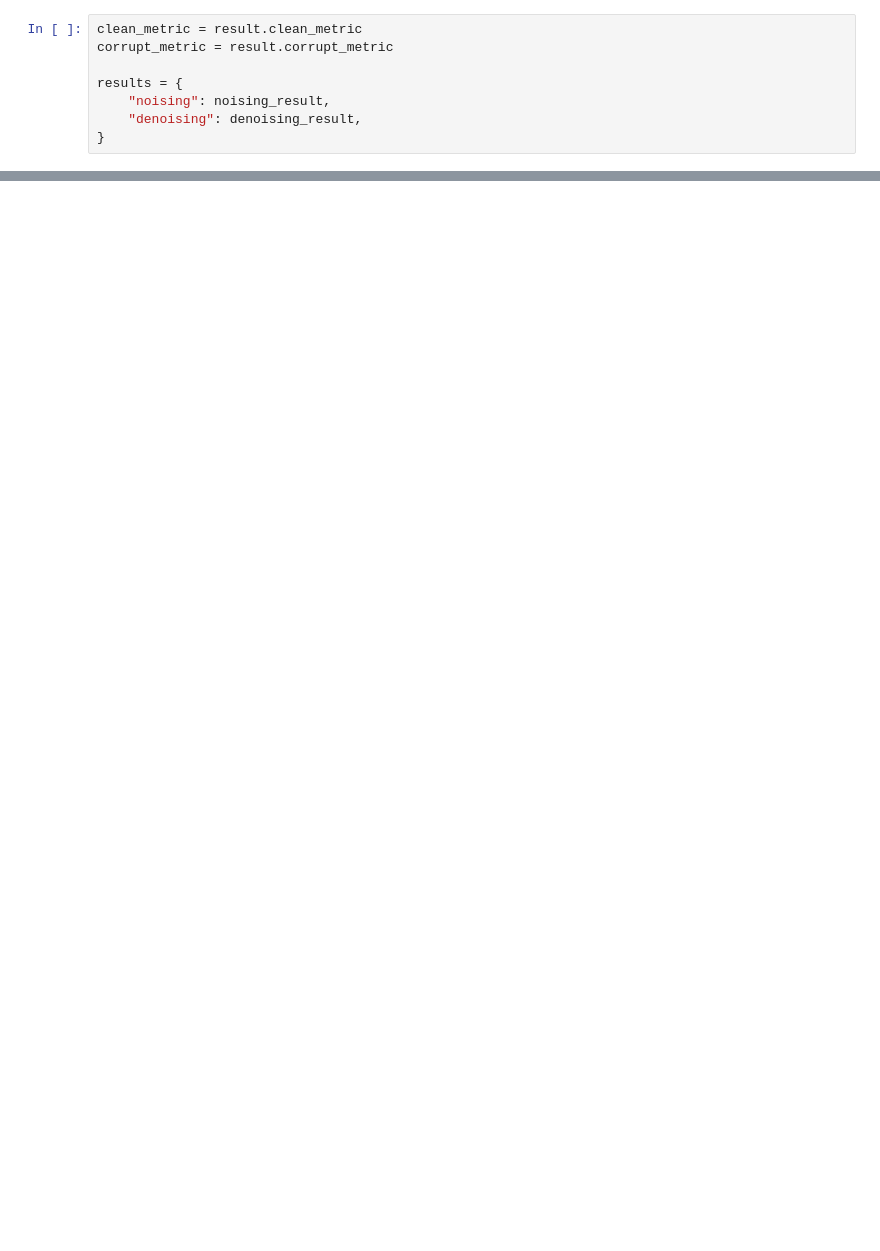
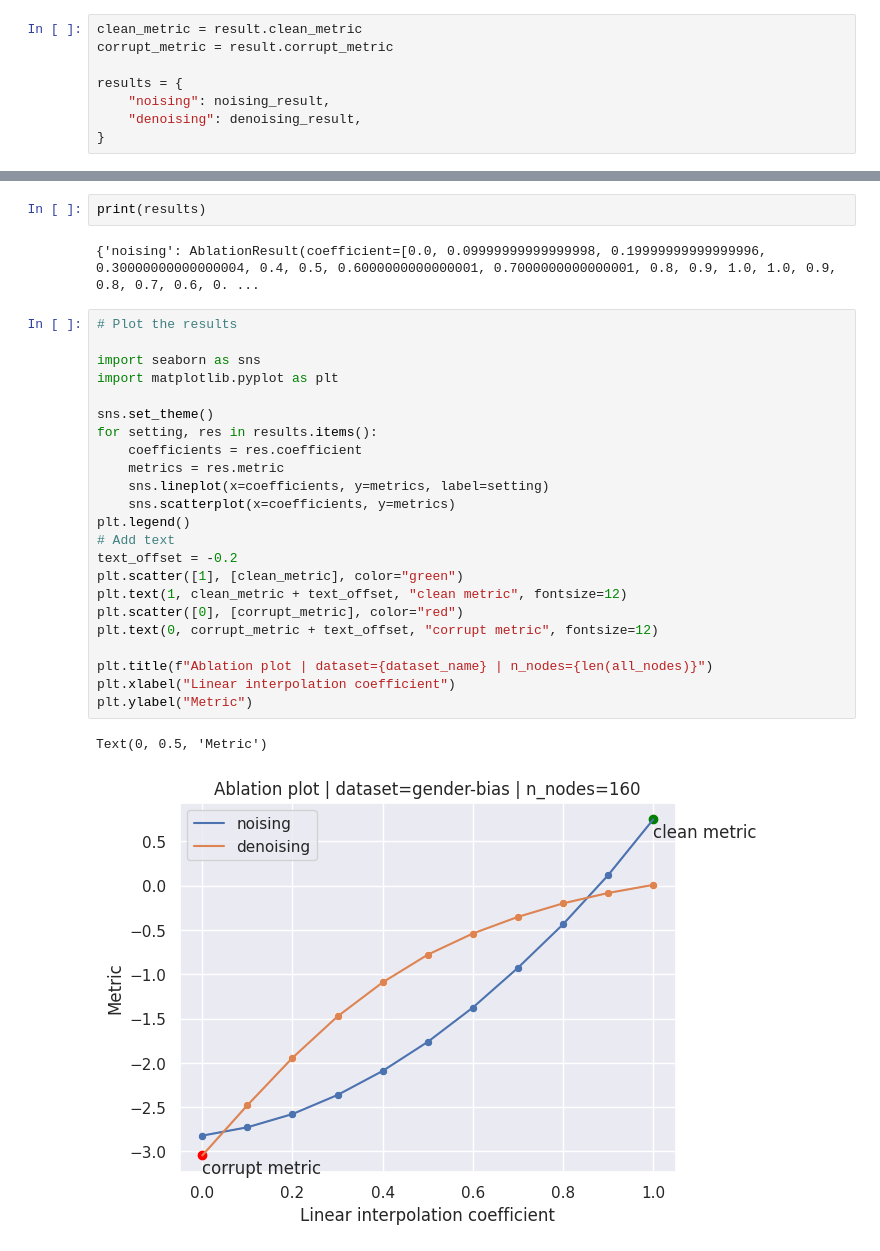
Before and after one commit to dtch1997/circuit-finder, a Jupyter notebook: circuit_finder/experiments/analysis_denoising_curves.ipynb, the cells around one changed output, grey strips where cells are left out. Cells and saved outputs as stored; diff of their text form; blank space fills up the shorter version.

```diff
--- a/circuit_finder/experiments/analysis_denoising_curves.ipynb
+++ b/circuit_finder/experiments/analysis_denoising_curves.ipynb
@@ -148,0 +216,30 @@ Text(0, 0.5, 'Metric')
+# %%
+print(results)
+# %% [output]
+{'noising': AblationResult(coefficient=[0.0, 0.09999999999999998, 0.19999999999999996, 0.30000000000000004, 0.4, 0.5, 0.6000000000000001, 0.7000000000000001, 0.8, 0.9, 1.0, 1.0, 0.9, 0.8, 0.7, 0.6, 0. ...
+# %%
+# Plot the results
+
+import seaborn as sns
+import matplotlib.pyplot as plt
+
+sns.set_theme()
+for setting, res in results.items():
+    coefficients = res.coefficient
+    metrics = res.metric
+    sns.lineplot(x=coefficients, y=metrics, label=setting)
+    sns.scatterplot(x=coefficients, y=metrics)
+plt.legend()
+# Add text
+text_offset = -0.2
+plt.scatter([1], [clean_metric], color="green")
+plt.text(1, clean_metric + text_offset, "clean metric", fontsize=12)
+plt.scatter([0], [corrupt_metric], color="red")
+plt.text(0, corrupt_metric + text_offset, "corrupt metric", fontsize=12)
+
+plt.title(f"Ablation plot | dataset={dataset_name} | n_nodes={len(all_nodes)}")
+plt.xlabel("Linear interpolation coefficient")
+plt.ylabel("Metric")
+# %% [output]
+Text(0, 0.5, 'Metric')
+[figure, added]
```
Also changed, not shown: parts of 7 cells of this notebook, 4 other files.
